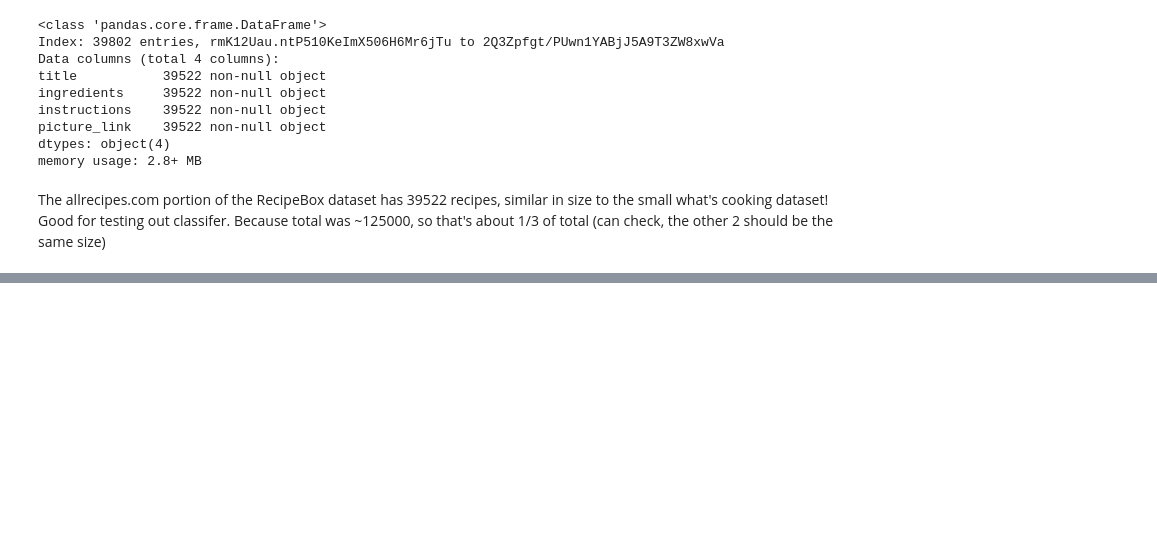
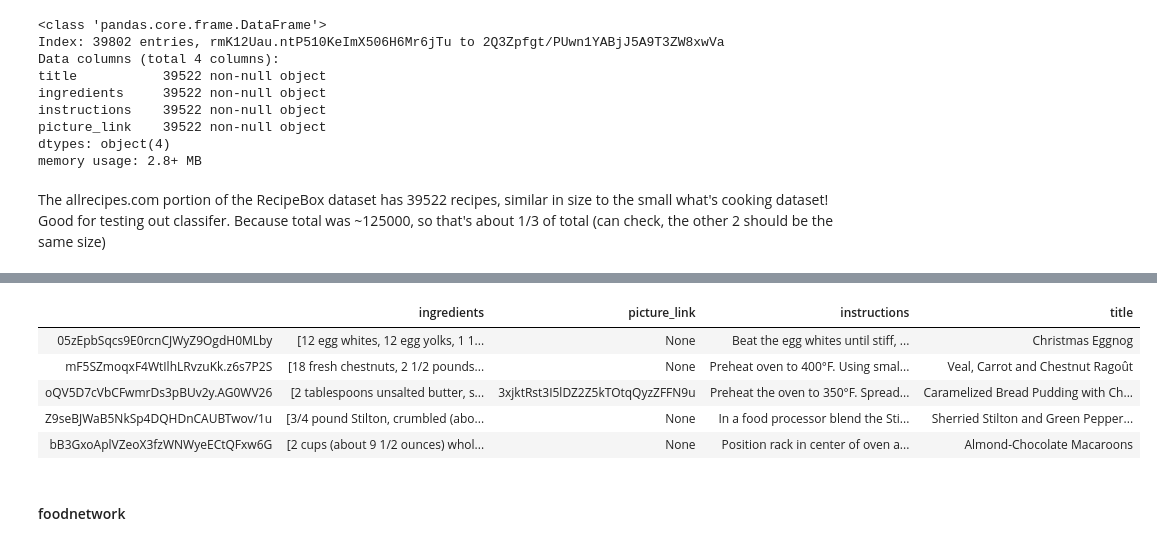
Before and after one commit to floraxinru/metisproject04, a Jupyter notebook: text_cleaning.ipynb, the cells around one changed output, grey strips where cells are left out. Cells and saved outputs as stored; diff of their text form; code cells hidden in the pictures; blank space fills up the shorter version.

Commit message:
code to load and clean both datasets

```diff
--- a/text_cleaning.ipynb
+++ b/text_cleaning.ipynb
@@ -140,0 +151,4 @@ The allrecipes.com portion of the RecipeBox dataset has 39522 recipes, similar i
+# %%
+rbdata_epi = pd.read_json(r'/Users/xinrucheng/Documents/GitHub/metisproject04/data/raw/recipes_raw/recipes_raw_nosource_epi.json')
+# %%
+rb_epi=rbdata_epi.T
@@ -140,0 +167,13 @@ The allrecipes.com portion of the RecipeBox dataset has 39522 recipes, similar i
+# %%
+#only about half of the epicurious dataset has pictures, also this is the smallest dataset.
+#the columns are also in a different order
+rb_epi.head()
+# %% [output]
+|  | ingredients | picture_link | instructions | title |
+| 05zEpbSqcs9E0rcnCJWyZ9OgdH0MLby | [12 egg whites, 12 egg yolks, 1 1... | None | Beat the egg whites until stiff, ... | Christmas Eggnog |
+| mF5SZmoqxF4WtIlhLRvzuKk.z6s7P2S | [18 fresh chestnuts, 2 1/2 pounds... | None | Preheat oven to 400°F. Using smal... | Veal, Carrot and Chestnut Ragoût |
+| oQV5D7cVbCFwmrDs3pBUv2y.AG0WV26 | [2 tablespoons unsalted butter, s... | 3xjktRst3I5lDZ2Z5kTOtqQyzZFFN9u | Preheat the oven to 350°F. Spread... | Caramelized Bread Pudding with Ch... |
+| Z9seBJWaB5NkSp4DQHDnCAUBTwov/1u | [3/4 pound Stilton, crumbled (abo... | None | In a food processor blend the Sti... | Sherried Stilton and Green Pepper... |
+| bB3GxoAplVZeoX3fzWNWyeECtQFxw6G | [2 cups (about 9 1/2 ounces) whol... | None | Position rack in center of oven a... | Almond-Chocolate Macaroons |
+# %% [markdown]
+#### foodnetwork
```
Also changed, not shown: parts of 23 cells of this notebook.
